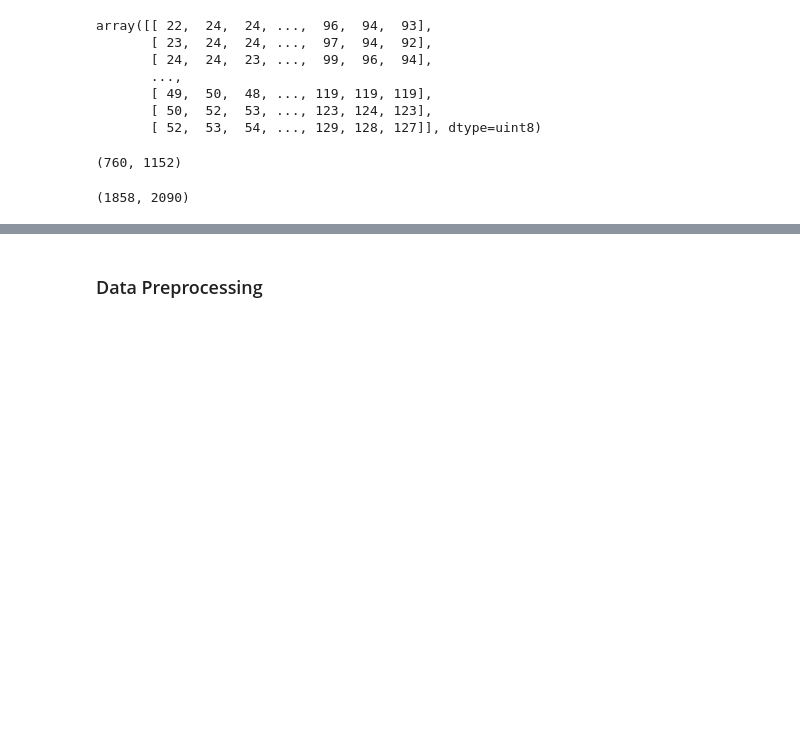
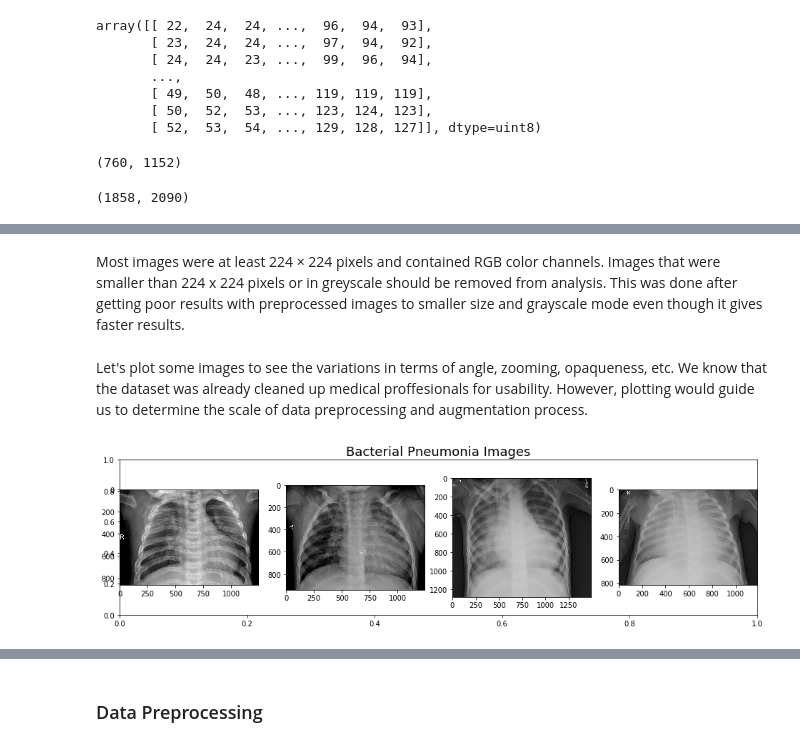
Before and after one commit to sibeltan/pneumonia_detection_CNN, a Jupyter notebook: 1_Data_Exploration_EDA.ipynb, the cells around one changed output, grey strips where cells are left out. Cells and saved outputs as stored; diff of their text form; code cells hidden in the pictures; blank space fills up the shorter version.

```diff
--- a/1_Data_Exploration_EDA.ipynb
+++ b/1_Data_Exploration_EDA.ipynb
@@ -110,11 +122,18 @@ Text(0.5, 1.0, 'Image Size Distribution')
+# %% [markdown]
+Most images were at least 224 × 224 pixels and contained RGB color channels. Images that were smaller than
+224 x 224 pixels or in greyscale should be removed from analysis. This was done after getting poor results with preprocessed images to smaller size and grayscale mode even though it gives faster results.
+# %% [markdown]
+Let's plot some images to see the variations in terms of angle, zooming, opaqueness, etc. We know that the dataset was already cleaned up medical proffesionals for usability. However, plotting would guide us to determine the scale of data preprocessing and augmentation process.
 # %%
-# Plot first eight images
-fig=plt.figure(figsize=(16, 8))
-plt.title('Pneumonia Images', fontsize=18)
+# Plot first four bacterial pneumonia images
+fig=plt.figure(figsize=(16, 4))
+plt.title('Bacterial Pneumonia Images', fontsize=18)
 cols = 4
-rows = 2
+rows = 1
 for i in range(1, cols*rows +1):
-    img = np.asarray(plt.imread(p_images[i]))
+    img = np.asarray(plt.imread(b_images[i]))
     fig.add_subplot(rows, cols, i)
     plt.imshow(img, cmap='gray', vmin=0, vmax=255)
 plt.show()
+# %% [output]
+[figure, added]
```
Also changed, not shown: parts of 31 cells of this notebook, 29 other files.
